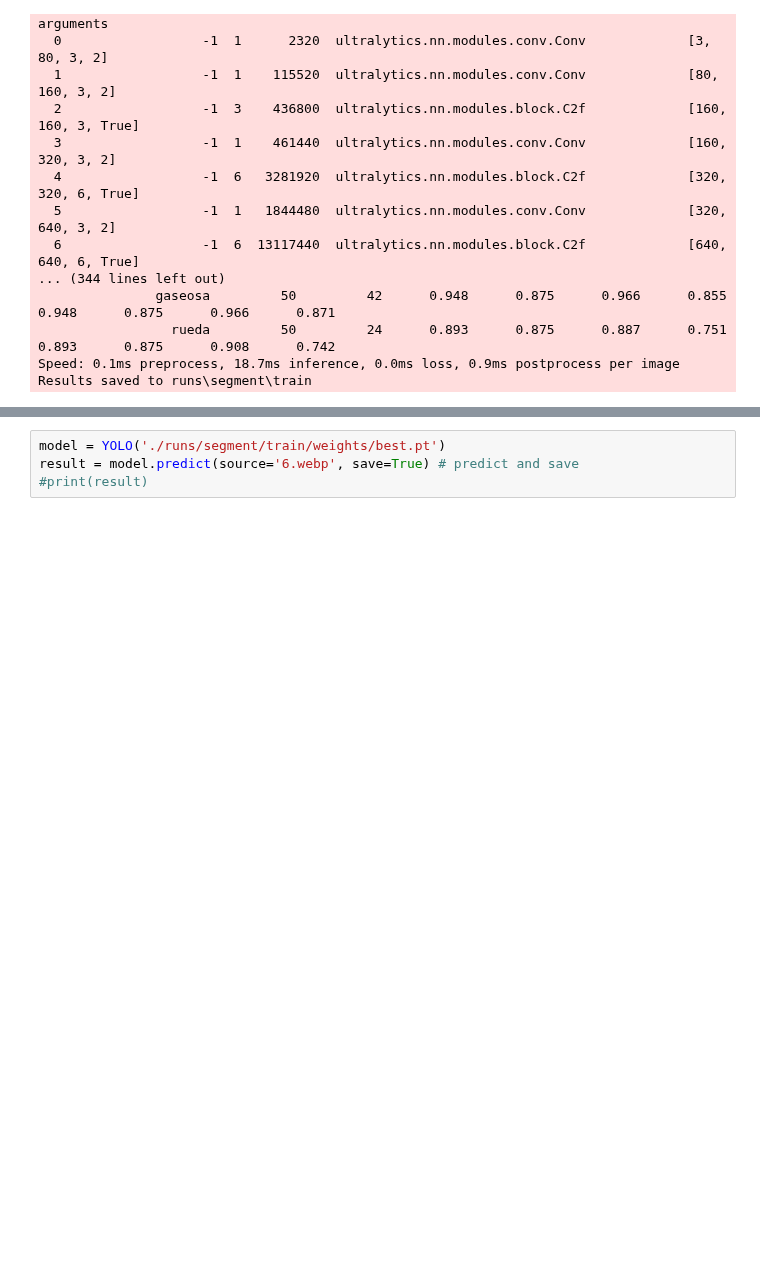
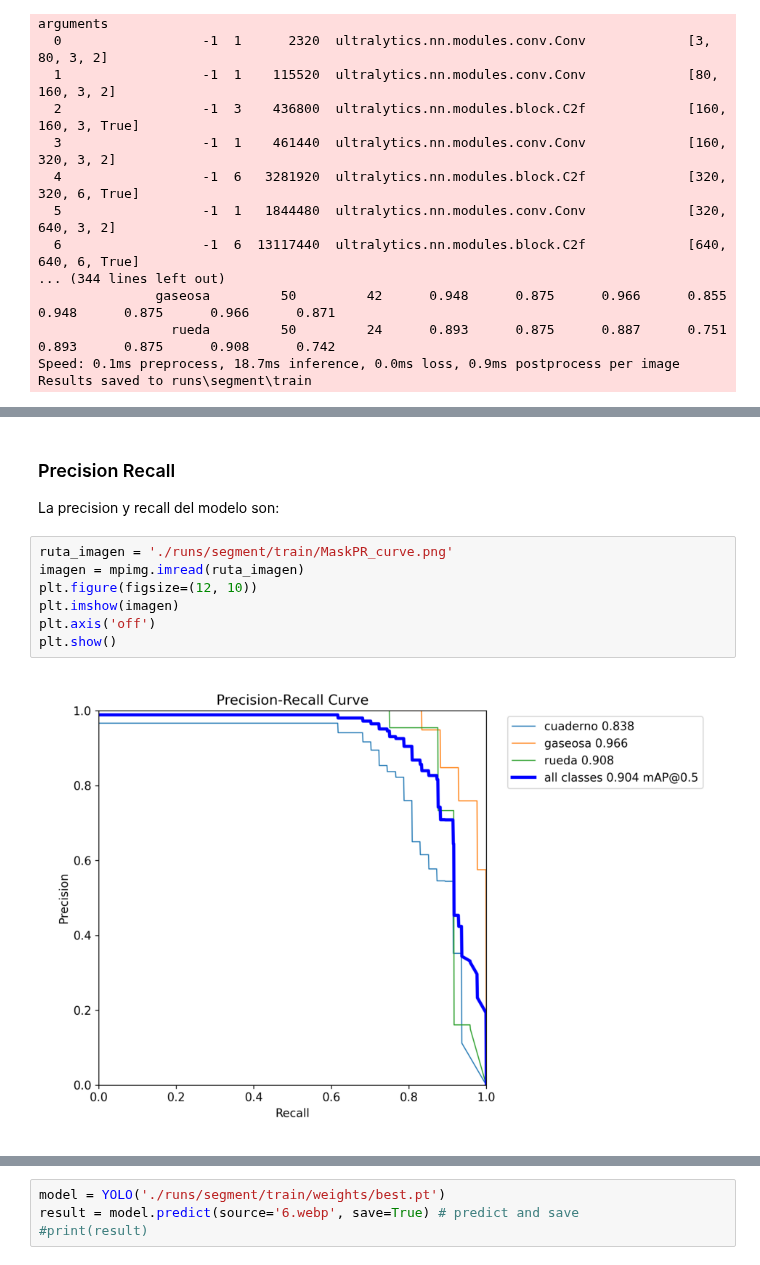
Before and after one commit to marcanii/SIS421---2-23, a Jupyter notebook: Evaluations/2doParcial/04_yolov8_tl.ipynb, the cells around one changed output, grey strips where cells are left out. Saved outputs shown, nothing was run; the diff lists cells and outputs as text; blank space fills up the shorter version.

```diff
--- a/Evaluations/2doParcial/04_yolov8_tl.ipynb
+++ b/Evaluations/2doParcial/04_yolov8_tl.ipynb
@@ -32,0 +68,13 @@ Results saved to runs\segment\train
+# %% [markdown]
+### Precision Recall
+
+La precision y recall del modelo son:
+# %%
+ruta_imagen = './runs/segment/train/MaskPR_curve.png'
+imagen = mpimg.imread(ruta_imagen)
+plt.figure(figsize=(12, 10))
+plt.imshow(imagen)
+plt.axis('off')
+plt.show()
+# %% [output]
+[figure, added]
```
Also changed, not shown: parts of 7 cells of this notebook.
